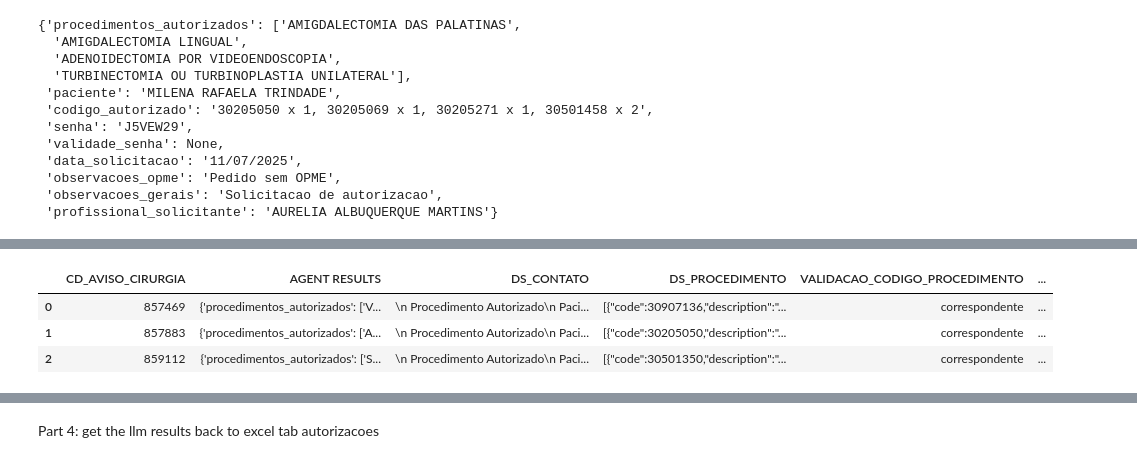
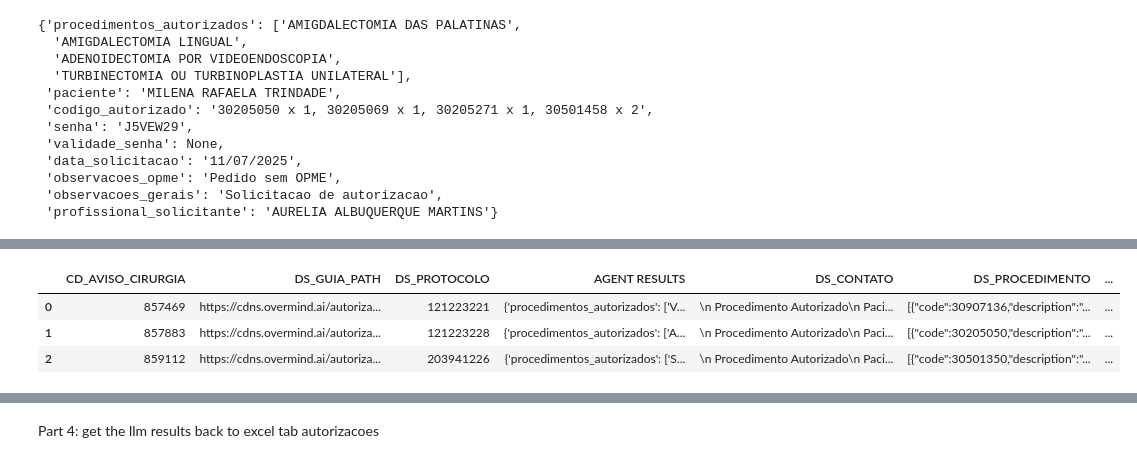
Before and after one commit to joao-thomaz-mle/autorizacoes-api, a Jupyter notebook: POC/05_aut_validation.ipynb, the cells around one changed output, grey strips where cells are left out. Cells and saved outputs as stored; diff of their text form; code cells hidden in the pictures.

```diff
--- a/POC/05_aut_validation.ipynb
+++ b/POC/05_aut_validation.ipynb
@@ -156,19 +112,19 @@ mount the query string
 # load the query strings
 autorizacao_query_file = "/home/joao/projects/company_projects/autorizacoes-api/POC/docs/querys/query_autorizacao.sql"
 autorizacao_query_str = load_query_from_file(autorizacao_query_file)
-autorizacao_sql_final = autorizacao_query_str.replace("?", avisos_interest_list_str, 1)
+autorizacao_sql_final = autorizacao_query_str.replace("?", avisos_str, 1)
 
 procedimento_query_file = "/home/joao/projects/company_projects/autorizacoes-api/POC/docs/querys/query_procedimento.sql"
 procedimento_query_str = load_query_from_file(procedimento_query_file)
-procedimento_sql_final = procedimento_query_str.replace("?", avisos_interest_list_str, 1)
+procedimento_sql_final = procedimento_query_str.replace("?", avisos_str, 1)
 
 finalizado_query_file = "/home/joao/projects/company_projects/autorizacoes-api/POC/docs/querys/query_pedido_finalizado_resposta.sql"
 finalizado_query_str = load_query_from_file(finalizado_query_file)
-finalizado_sql_final = finalizado_query_str.replace("?", avisos_interest_list_str, 1)
+finalizado_sql_final = finalizado_query_str.replace("?", avisos_str, 1)
 
 aviso_cirurgia_query_file = "/home/joao/projects/company_projects/autorizacoes-api/POC/docs/querys/query_aviso_cirurgia.sql"
 aviso_cirurgia_query_str = load_query_from_file(aviso_cirurgia_query_file)
-aviso_cirurgia_sql_final = aviso_cirurgia_query_str.replace("?", avisos_interest_list_str, 1)
+aviso_cirurgia_sql_final = aviso_cirurgia_query_str.replace("?", avisos_str, 1)
 # %%
 autorizacao_sql_final
 # %% [output]
@@ -206,7 +162,7 @@ maria_db_procedimento_df_processed.drop(columns=["hospitalization_type"], inplac
 maria_db_procedimento_df_processed = maria_db_procedimento_df_processed[maria_db_procedimento_df_processed["DS_PROCEDIMENTO"].notna()]
 maria_db_procedimento_df_processed.reset_index(drop=True, inplace=True)
 
-autorizacao_no_need_cols = [col for col in oracle_db_autorizacao_df.columns if col not in ["CD_AVISO_CIRURGIA", "CD_GUIA", "CD_SENHA", "DS_GUIA_PATH"]]
+autorizacao_no_need_cols = [col for col in oracle_db_autorizacao_df.columns if col not in ["CD_AVISO_CIRURGIA", "CD_GUIA", "CD_SENHA", "DS_GUIA_PATH", "DS_PROTOCOLO"]]
 oracle_db_autorizacao_df_processed = oracle_db_autorizacao_df.drop(columns=autorizacao_no_need_cols)
 oracle_db_autorizacao_df_processed = oracle_db_autorizacao_df_processed[oracle_db_autorizacao_df_processed["DS_GUIA_PATH"].notna()]
 oracle_db_autorizacao_df_processed.reset_index(drop=True, inplace=True)
@@ -739,7 +639,7 @@ def process_dates_by_row(df: pd.DataFrame) -> pd.DataFrame:
                 df_copy.at[index, 'validade_senha_llm'] = None
         else:
             # For BRADESCO, calculate validade_senha from data_solicitacao + 180 days
-            if (health_insurance == 'BRADESCO' and
+            if ((health_insurance in ['BRADESCO', 'BRADESCO OPERADORA']) and
                 pd.notna(df_copy.at[index, 'data_solicitacao_llm']) and
                 df_copy.at[index, 'data_solicitacao_llm'] not in [None, 'None', '']):
                 try:
@@ -756,5 +656,7 @@ def process_dates_by_row(df: pd.DataFrame) -> pd.DataFrame:
                 df_copy.at[index, 'validade_senha_llm'] = None
 
     return df_copy
+# %%
+llm_results_df = process_dates_by_row(llm_results_df)
 # %%
 llm_results_df.loc[1, 'validade_senha_llm']
@@ -798,16 +704,16 @@ llm_results_df.loc[0, 'llm_full_results']
  'profissional_solicitante': 'MATEUS ALVES BORGES CRISTINO'}
 # %%
 # final processing response:
-keep_cols = ['CD_AVISO_CIRURGIA', 'llm_full_results', 'DS_CONTATO', 'DS_PROCEDIMENTO', 'validacao_status_codigo_procedimento', 'validacao_explanation_codigo_procedimento']
+keep_cols = ['CD_AVISO_CIRURGIA', 'DS_GUIA_PATH',  'DS_PROTOCOLO', 'llm_full_results', 'DS_CONTATO', 'DS_PROCEDIMENTO', 'validacao_status_codigo_procedimento', 'validacao_explanation_codigo_procedimento']
 llm_results_df = llm_results_df[keep_cols]
 #Rename the cols:
-llm_results_df.columns = ['CD_AVISO_CIRURGIA', 'AGENT RESULTS', 'DS_CONTATO', 'DS_PROCEDIMENTO', 'VALIDACAO_CODIGO_PROCEDIMENTO', 'VALIDACAO_EXPLICACAO']
+llm_results_df.columns = ['CD_AVISO_CIRURGIA', 'DS_GUIA_PATH', 'DS_PROTOCOLO', 'AGENT RESULTS', 'DS_CONTATO', 'DS_PROCEDIMENTO', 'VALIDACAO_CODIGO_PROCEDIMENTO', 'VALIDACAO_EXPLICACAO']
 llm_results_df.head(3)
 # %% [output]
-|  | CD_AVISO_CIRURGIA | AGENT RESULTS | DS_CONTATO | DS_PROCEDIMENTO | VALIDACAO_CODIGO_PROCEDIMENTO | ... |
-| 0 | 857469 | {'procedimentos_autorizados': ['V... | \n Procedimento Autorizado\n Paci... | [{"code":30907136,"description":"... | correspondente | ... |
-| 1 | 857883 | {'procedimentos_autorizados': ['A... | \n Procedimento Autorizado\n Paci... | [{"code":30205050,"description":"... | correspondente | ... |
-| 2 | 859112 | {'procedimentos_autorizados': ['S... | \n Procedimento Autorizado\n Paci... | [{"code":30501350,"description":"... | correspondente | ... |
+|  | CD_AVISO_CIRURGIA | DS_GUIA_PATH | DS_PROTOCOLO | AGENT RESULTS | DS_CONTATO | DS_PROCEDIMENTO | ... |
+| 0 | 857469 | https://cdns.overmind.ai/autoriza... | 121223221 | {'procedimentos_autorizados': ['V... | \n Procedimento Autorizado\n Paci... | [{"code":30907136,"description":"... | ... |
+| 1 | 857883 | https://cdns.overmind.ai/autoriza... | 121223228 | {'procedimentos_autorizados': ['A... | \n Procedimento Autorizado\n Paci... | [{"code":30205050,"description":"... | ... |
+| 2 | 859112 | https://cdns.overmind.ai/autoriza... | 203941226 | {'procedimentos_autorizados': ['S... | \n Procedimento Autorizado\n Paci... | [{"code":30501350,"description":"... | ... |
 # %%
 llm_results_df.loc[0, 'AGENT RESULTS']
 # %% [output]
```
Also changed, not shown: parts of 23 cells of this notebook, 1 other file.
